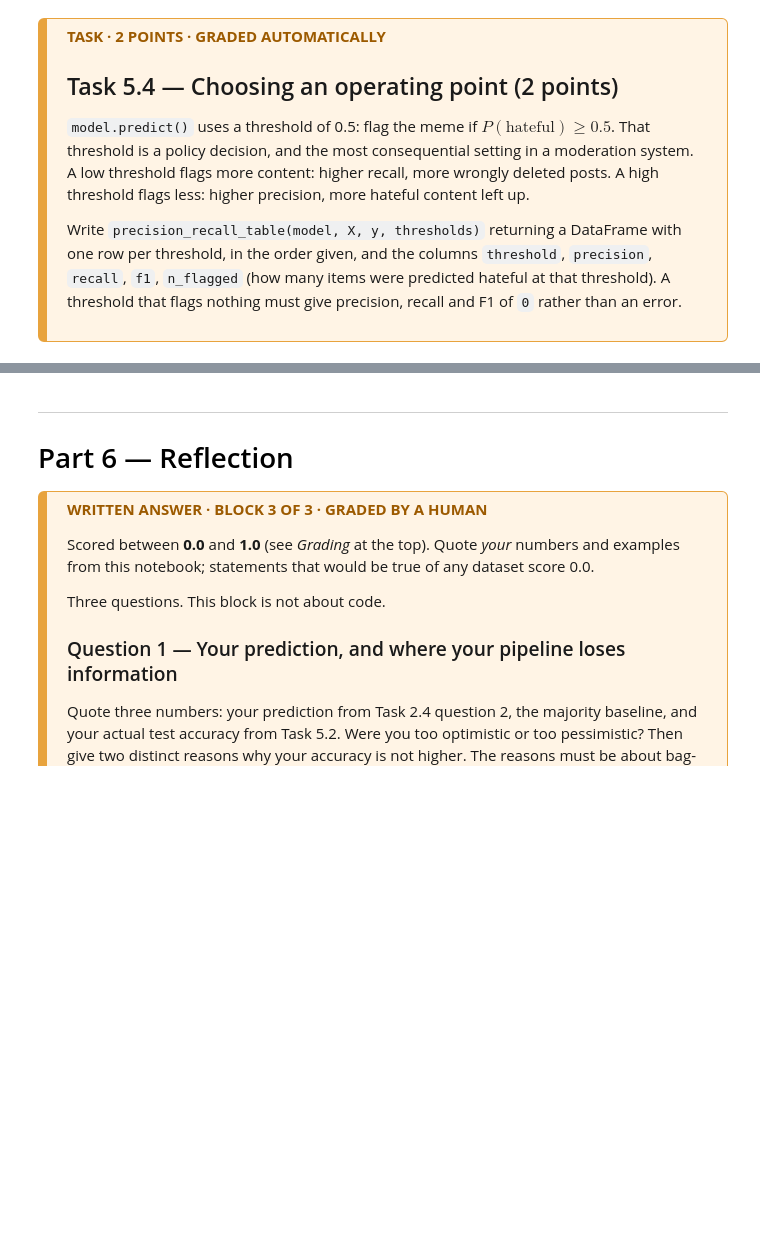
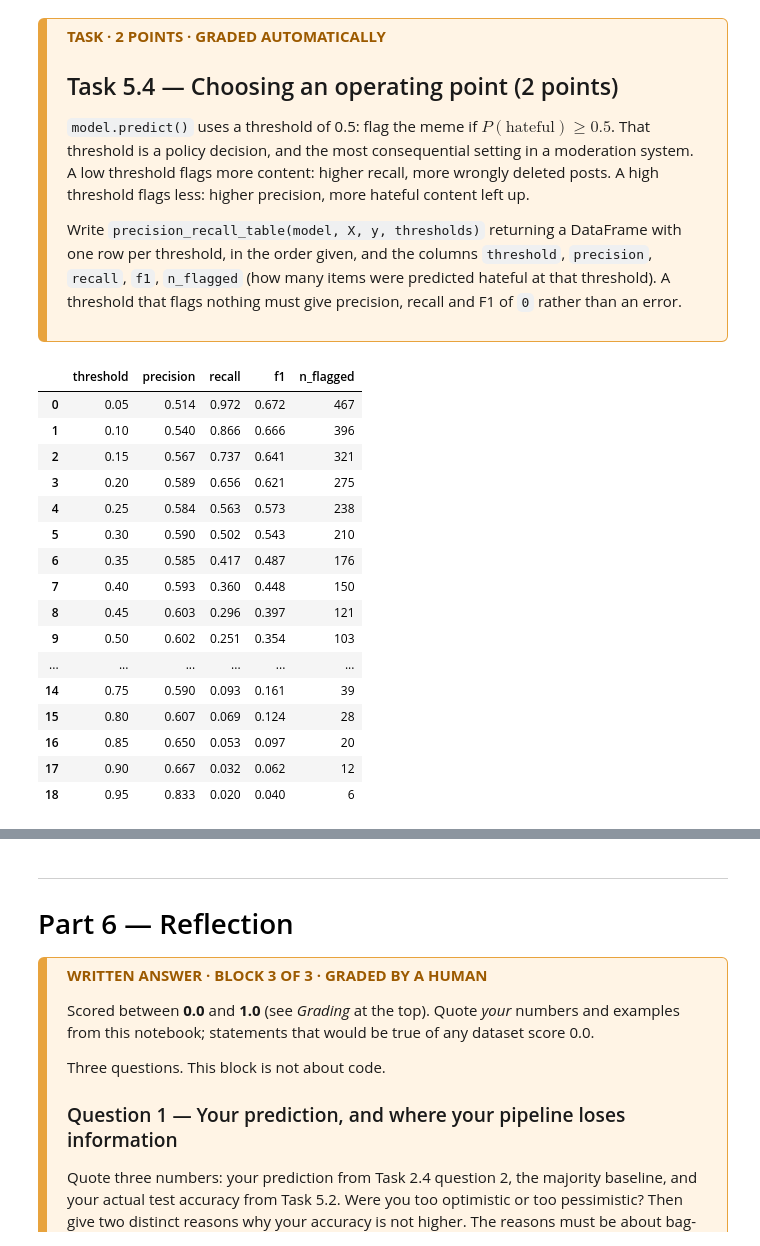
Before and after one commit to j-arzmueller/Natural-Language-Processing_Project, a Jupyter notebook: assignment_01_ws2627/assignment_01/assignment_01.ipynb, the cells around one changed output, grey strips where cells are left out. Cells and saved outputs as stored; diff of their text form; code cells hidden in the pictures; blank space fills up the shorter version.

```diff
--- a/assignment_01_ws2627/assignment_01/assignment_01.ipynb
+++ b/assignment_01_ws2627/assignment_01/assignment_01.ipynb
@@ -1137,19 +1403,24 @@ Write three functions:
 def term_counts(doc):
     """Counter of token -> number of occurrences, for a single tokenized document."""
     ### YOUR CODE HERE
-    raise NotImplementedError()
+    return Counter(doc)
 
 
 def document_frequencies(docs):
     """Counter of token -> number of documents containing it."""
     ### YOUR CODE HERE
-    raise NotImplementedError()
+    df = Counter()
+    for doc in docs:
+        df.update(set(doc))      # set: each token counts once per document
+    return df
 
 
 def idf(docs):
     """Dict of token -> log(M / df), with M the number of documents."""
     ### YOUR CODE HERE
-    raise NotImplementedError()
+    M = len(docs)
+    df = document_frequencies(docs)
+    return {tok: float(np.log(M / n)) for tok, n in df.items()}
 
 
 # A tiny corpus you can verify with pen and paper.
@@ -1440,7 +1775,13 @@ from sklearn.metrics import accuracy_score, f1_score, precision_score, recall_sc
 def evaluate(model, X, y):
     """Return accuracy, precision, recall and F1 (positive class = 1) as a dict."""
     ### YOUR CODE HERE
-    raise NotImplementedError()
+    pred = model.predict(X)
+    return {
+        "accuracy": float(accuracy_score(y, pred)),
+        "precision": float(precision_score(y, pred, pos_label=1, zero_division=0)),
+        "recall": float(recall_score(y, pred, pos_label=1, zero_division=0)),
+        "f1": float(f1_score(y, pred, pos_label=1, zero_division=0)),
+    }
 
 
 model = LogisticRegression(max_iter=1000, random_state=SEED)
@@ -1684,13 +2176,53 @@ Write `precision_recall_table(model, X, y, thresholds)` returning a DataFrame wi
 # %%
 def precision_recall_table(model, X, y, thresholds):
     """Precision, recall, F1 and the number of flagged items at each decision threshold."""
     ### YOUR CODE HERE
-    raise NotImplementedError()
+    proba = model.predict_proba(X)[:, 1]          # P(hateful) pro Dokument
+    y = np.asarray(y)
+
+    rows = []
+    for t in thresholds:
+        pred = (proba >= t).astype(int)           # flaggen, wenn P >= Schwelle
+        tp = int(np.sum((pred == 1) & (y == 1)))
+        fp = int(np.sum((pred == 1) & (y == 0)))
+        fn = int(np.sum((pred == 0) & (y == 1)))
+
+        precision = tp / (tp + fp) if (tp + fp) > 0 else 0.0
+        recall = tp / (tp + fn) if (tp + fn) > 0 else 0.0
+        f1 = 2 * precision * recall / (precision + recall) if (precision + recall) > 0 else 0.0
+
+        rows.append({
+            "threshold": t,
+            "precision": float(precision),
+            "recall": float(recall),
+            "f1": float(f1),
+            "n_flagged": int(pred.sum()),
+        })
+
+    return pd.DataFrame(rows, columns=["threshold", "precision", "recall", "f1", "n_flagged"])
 
 
 thresholds = np.round(np.arange(0.05, 1.0, 0.05), 2)
 pr_table = precision_recall_table(best["model"], X_dev_best, y_dev, thresholds)
 pr_table.round(3)
+# %% [output]
+|  | threshold | precision | recall | f1 | n_flagged |
+| 0 | 0.05 | 0.514 | 0.972 | 0.672 | 467 |
+| 1 | 0.10 | 0.540 | 0.866 | 0.666 | 396 |
+| 2 | 0.15 | 0.567 | 0.737 | 0.641 | 321 |
+| 3 | 0.20 | 0.589 | 0.656 | 0.621 | 275 |
+| 4 | 0.25 | 0.584 | 0.563 | 0.573 | 238 |
+| 5 | 0.30 | 0.590 | 0.502 | 0.543 | 210 |
+| 6 | 0.35 | 0.585 | 0.417 | 0.487 | 176 |
+| 7 | 0.40 | 0.593 | 0.360 | 0.448 | 150 |
+| 8 | 0.45 | 0.603 | 0.296 | 0.397 | 121 |
+| 9 | 0.50 | 0.602 | 0.251 | 0.354 | 103 |
+| ... | ... | ... | ... | ... | ... |
+| 14 | 0.75 | 0.590 | 0.093 | 0.161 | 39 |
+| 15 | 0.80 | 0.607 | 0.069 | 0.124 | 28 |
+| 16 | 0.85 | 0.650 | 0.053 | 0.097 | 20 |
+| 17 | 0.90 | 0.667 | 0.032 | 0.062 | 12 |
+| 18 | 0.95 | 0.833 | 0.020 | 0.040 | 6 |
 # %%
 # --- Test 5.4: do not add, remove or modify anything in this cell ---
 class _ProbaModel:
```
Also changed, not shown: parts of 51 cells of this notebook.
